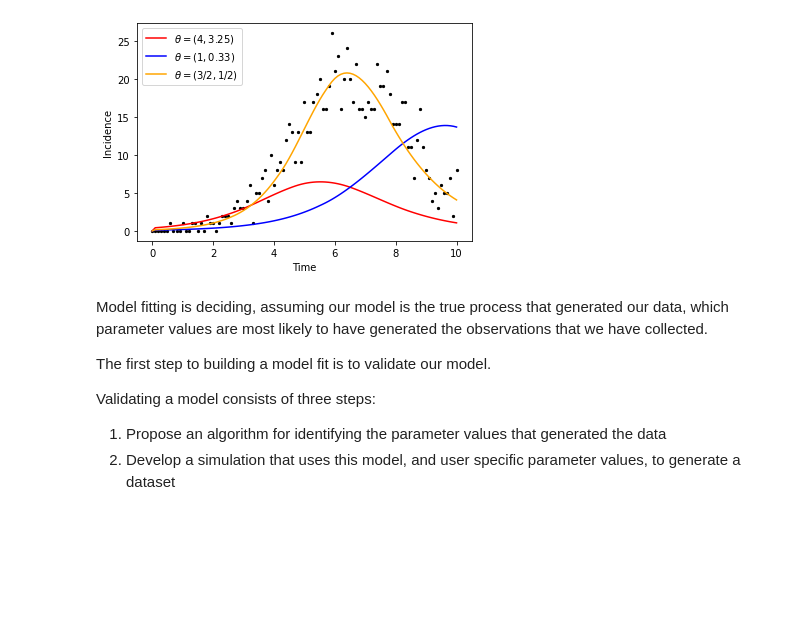
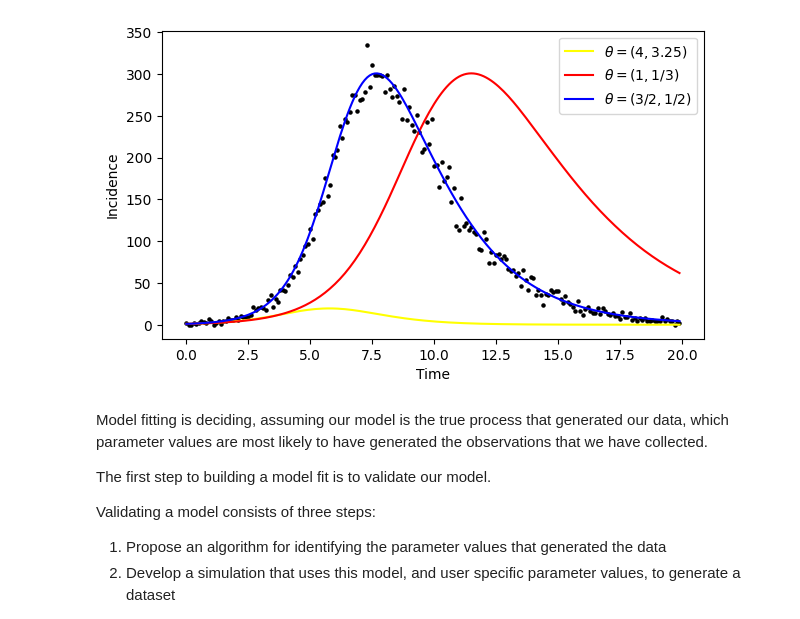
Before and after one commit to computationalUncertaintyLab/outbreak_book, a Jupyter notebook: outbreak_science/chap7.ipynb, the cells around one changed output. Cells and saved outputs as stored; diff of their text form; code cells hidden in the pictures; blank space fills up the shorter version.

```diff
--- a/outbreak_science/chap7.ipynb
+++ b/outbreak_science/chap7.ipynb
@@ -92,0 +137,17 @@ For example, below i have plotted noisy observations of incident cases and three
+# %%
+# parameter values, theta = (b0,b1,sigma)
+b0    = 0.5
+b1    = 2
+sigma = 3
+
+x = np.linspace(-4,4,100)
+y = np.random.normal( b0 + b1*x, sigma)
+
+plt.scatter(x,y,s=5)
+plt.xlabel("X")
+plt.ylabel("Y")
+
+#--easy way to build a dataset in pandas
+import pandas as pd
+d = pd.DataFrame({"x":x, "y":y})
+print(d.head())
@@ -100,72 +175,69 @@ N = 1000 #--number of animals in system
 
 #--SIR differential equations
 def sir(t,y, beta, gamma):
-    s,i, r, c = y
-    ds_dt = -beta*s*i
-    di_dt = beta*s*i - gamma*i
+    s,i, r= y
+    ds_dt = -beta*s*i/n
+    di_dt = beta*s*i/n - gamma*i
     dr_dt = gamma*i
 
-    dc_dt = beta*s*i #--incident cases
-    return [ds_dt, di_dt, dr_dt, dc_dt]
+    return [ds_dt, di_dt, dr_dt]
 
 #--start and end times
-start,end = 0., 10
+start,end = 0., 20
 
 #--times that we want to return s(t), i(t), r(t)
-tvals = np.arange(start,end+0.1,0.1)
+tvals = np.arange(start,end,0.1)
 
 #--inital conditions for s, i, r
-initial_conditions = (0.999, 0.001, 0., 0.001)
+initial_conditions = (999, 1, 0.)
 
 #--parameters for the model
 beta, gamma = 3./2, 1./2
+
 
 #--function to return s,i,r over time
 solution = solve_ivp( fun = sir
                      , t_span = (start,end)
                      , y0     = initial_conditions
                      , t_eval = tvals
                      , args   = (beta, gamma))
-incidence = np.append( 0.00, np.diff(solution.y[-1,:]) )
+times                = solution.t
+prevalent_infections = solution.y[1]
 
 #--add poisson noise
-noisy_inc = np.random.poisson(incidence*N)
+noisy_prevalent_infections = np.random.poisson(prevalent_infections)
 
-fig,ax = plt.subplots()
-ax.scatter(tvals, noisy_inc, s=5,color="black")
+def from_theta_to_I(beta,gamma, tvals, initial_conditions, start,end):
+    solution = solve_ivp( fun = sir
+                         , t_span = (start,end)
+                         , y0     = initial_conditions
+                         , t_eval = tvals
+                         , args   = (beta, gamma))
+    times                = solution.t
+    prevalent_infections = solution.y[1]
 
-solution = solve_ivp( fun = sir
-                     , t_span = (start,end)
-                     , y0     = initial_conditions
-                     , t_eval = tvals
-                     , args   = (4, 3.25))
-incidence = np.append( 0.00, np.diff(solution.y[-1,:]) )
-ax.plot(tvals, N*incidence, color="red", label = r"$\theta = (4, 3.25)$")
+    return times, prevalent_infections
 
-solution = solve_ivp( fun = sir
-                     , t_span = (start,end)
-                     , y0     = initial_conditions
-                     , t_eval = tvals
-                     , args   = (1, 1./3))
-incidence = np.append( 0.00, np.diff(solution.y[-1,:]) )
-ax.plot(tvals, N*incidence, color="blue", label = r"$\theta = (1, 0.33)$")
+fig,ax = plt.subplots(figsize = (7,4))
+ax.scatter(tvals, noisy_prevalent_infections, s=5,color="black")
 
-solution = solve_ivp( fun = sir
-                     , t_span = (start,end)
-                     , y0     = initial_conditions
-                     , t_eval = tvals
-                     , args   = (3./2, gamma))
-incidence = np.append( 0.00, np.diff(solution.y[-1,:]) )
-ax.plot(tvals, N*incidence, color="orange", label = r"$\theta = (3/2,1/2)$")
+times, I = from_theta_to_I(4,3.25,tvals,initial_conditions,start,end)
+ax.plot(times, I, color="yellow", label = r"$\theta = (4, 3.25)$")
+
+times, I = from_theta_to_I(1,1./3,tvals,initial_conditions,start,end)
+ax.plot(times, I, color="red", label = r"$\theta = (1, 1/3)$")
+
+times, I = from_theta_to_I(3/2,1/2,tvals,initial_conditions,start,end)
+ax.plot(times, I, color="blue", label = r"$\theta = (3/2, 1/2)$")
 
 ax.legend()
 
 ax.set_xlabel("Time")
 ax.set_ylabel("Incidence")
 
 plt.show()
 # %% [output]
-[figure, old version]
+[figure, new version]
 # %% [markdown]
 Model fitting is deciding, assuming our model is the true process that generated our data, which parameter values are most likely to have generated the observations that we have collected.
 
```
Also changed, not shown: parts of 13 cells of this notebook.
